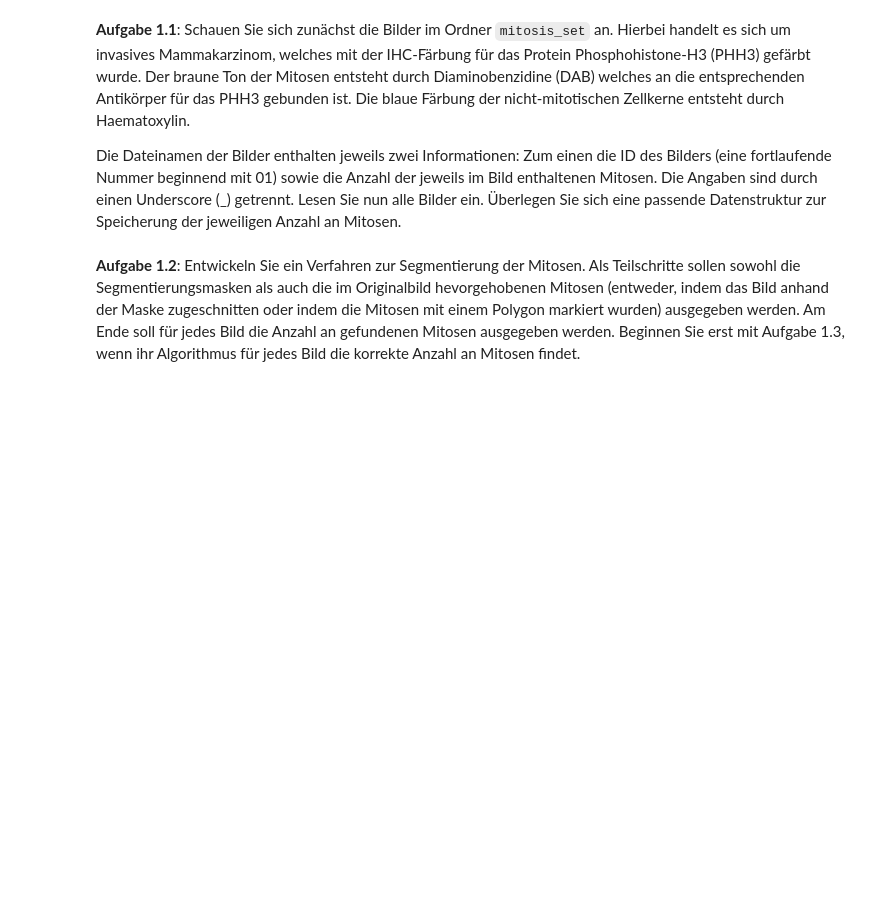
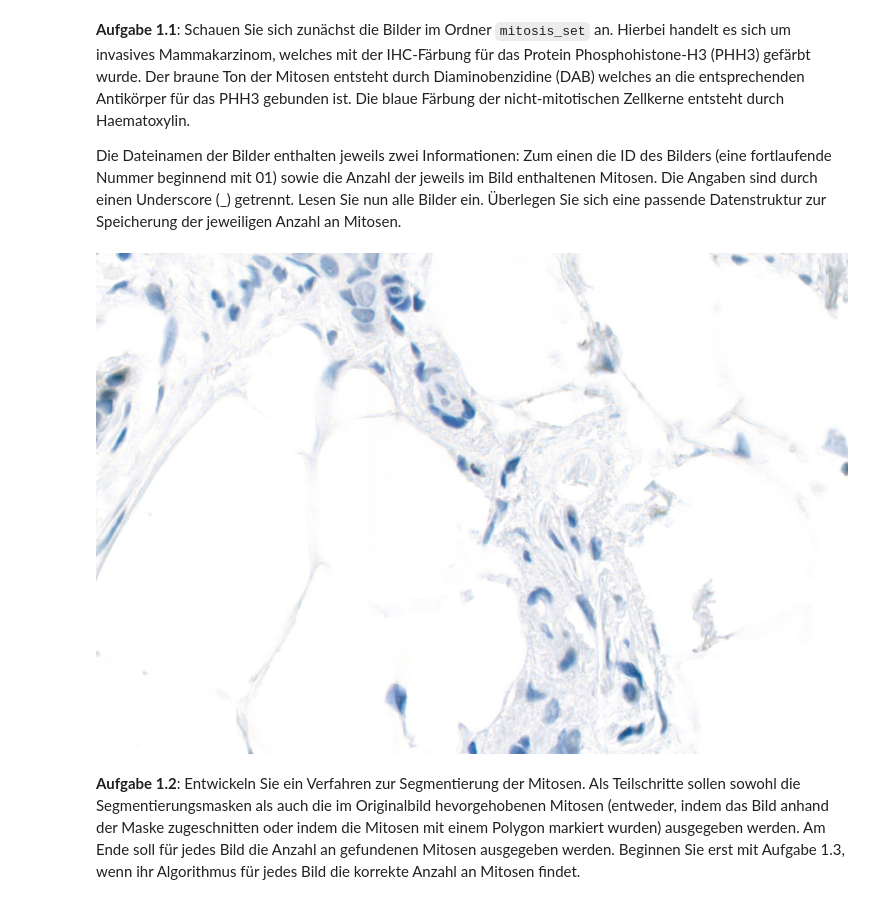
Before and after one commit to Jonalismus/Beleg2_Bildverarbeitung, a Jupyter notebook: MBV - Segmentierung von Mitosen im PHH3.ipynb, the cells around one changed output. Drawn from its saved outputs; the diff is of its cells as text; code cells hidden in the pictures; blank space fills up the shorter version.

```diff
--- a/MBV - Segmentierung von Mitosen im PHH3.ipynb
+++ b/MBV - Segmentierung von Mitosen im PHH3.ipynb
@@ -29,0 +28,10 @@ Die Dateinamen der Bilder enthalten jeweils zwei Informationen: Zum einen die ID
+# %%
+# 1.1
+from PIL import Image
+
+mitosisList = [["mitosis_set/01_0.png", 0],["mitosis_set/02_2.png", 2],["mitosis_set/03_1.png", 2],["mitosis_set/04_0.png", 3],["mitosis_set/05_0.png", 0], ["mitosis_set/06_0.png", 3],["mitosis_set/07_0.png", 2],["mitosis_set/08_0.png", 1],["mitosis_set/09_0.png", 2],["mitosis_set/10_1.png", 1],["mitosis_set/11_1.png", 0],["mitosis_set/12_0.png", ]]
+
+mitosis = Image.open(mitosisList[0][0])
+display(mitosis)
+# %% [output]
+[figure, added]
```
Also changed, not shown: parts of 3 cells of this notebook.
